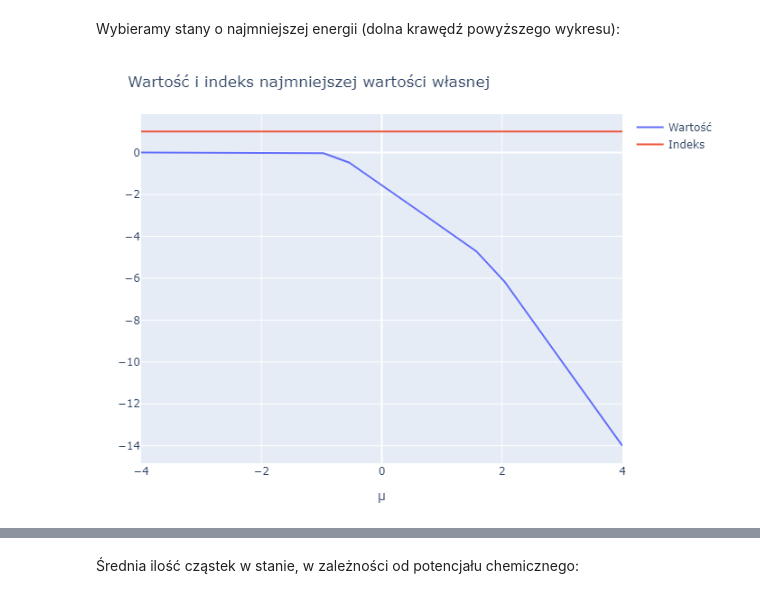
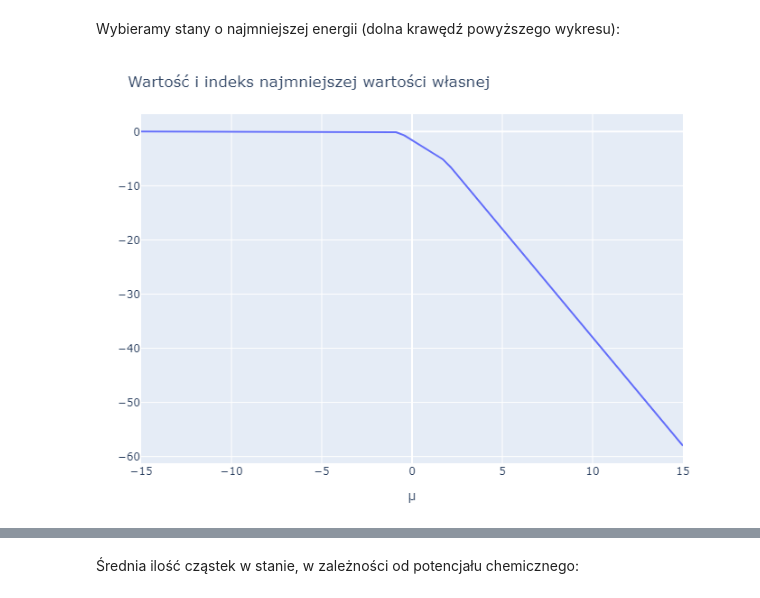
Before and after one commit to kbolembach/Hubbard, a Jupyter notebook: hubbard.ipynb, the cells around one changed output, grey strips where cells are left out. Drawn from its saved outputs; the diff is of its cells as text; code cells hidden in the pictures.

```diff
--- a/hubbard.ipynb
+++ b/hubbard.ipynb
@@ -19,8 +21,10 @@ const next = [collect(2:N); 1]
 # %%
-pot_max = 4
-pot_step = 0.01
+pot_max = 15
+pot_step = 0.05
 potentials = collect(-pot_max:pot_step:pot_max)
-eigs_mat_orig = reduce(hcat,[real(eigvals(get_hamiltonian(states, U, t, pot, next, N))) for pot in potentials])'
+data = [eigen(get_hamiltonian(states, U, t, pot, next, N)) for pot in potentials]
+eigs_mat_orig = reduce(hcat,[real(d.values) for d in data])'
+eigvecs = [real(d.vectors) for d in data]
 eigs_mat = [eigs_mat_orig[:,i] for i in 1:size(eigs_mat_orig,2)]
 layout = Layout(
     title="Wartości własne dla różnych potencjałów chemicznych μ, U=$U, t=$t",
@@ -34,13 +58,14 @@ pl = plot([scatter(x=potentials, y=eig, name="w. własna #$no") for (eig, no) in
 Wybieramy stany o najmniejszej energii (dolna krawędź powyższego wykresu):
 # %%
 ground_energies = [findmin(eigs_mat_orig[i,:]) for i in 1:size(potentials,1)]
-ground_states = [real(eigvecs(get_hamiltonian(states, U, t, pot, next, N)))[:,g[2]] for (pot, g) in zip(potentials, ground_energies)]
+ground_energies = [g[1] for g in ground_energies]
+# all_states = [real(eigvecs(get_hamiltonian(states, U, t, pot, next, N))) for pot in potentials]
+ground_states = [real(d.vectors)[:,1] for d in data][1]
 
 layout = Layout(
     title="Wartość i indeks najmniejszej wartości własnej",
     xaxis_title="μ",
 )
-plot([scatter(x=potentials, y=[g[1] for g in ground_energies], name="Wartość"),
- scatter(x=potentials, y=[g[2] for g in ground_energies], name="Indeks")], layout)
+plot(scatter(x=potentials, y=[g for g in ground_energies], name="Wartość"), layout)
 # %% [output]
-[figure, old version]
+[figure, new version]
```
Also changed, not shown: parts of 8 cells of this notebook, 1 other file.
